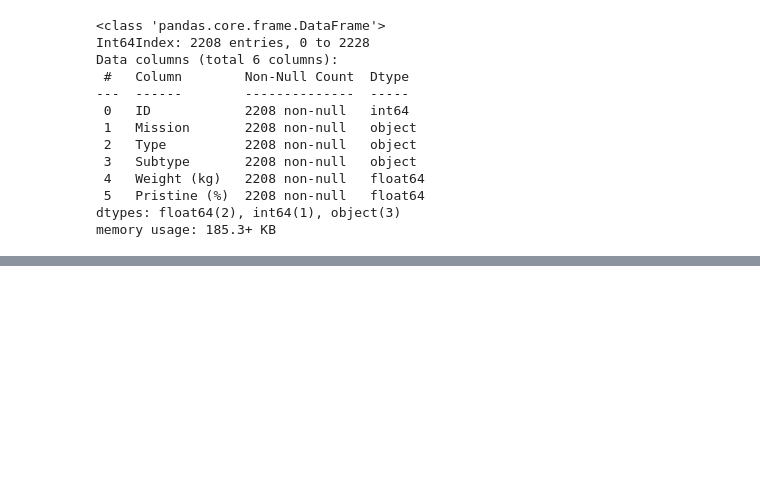
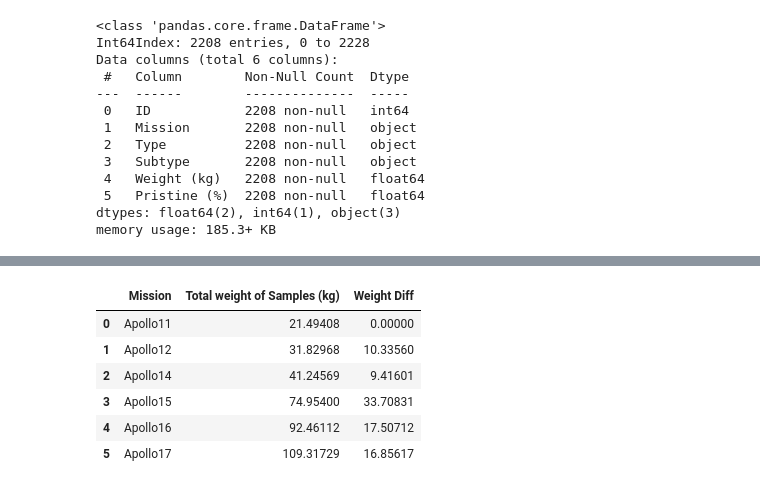
Before and after one commit to asefycom/pandas-project-based-course, a Jupyter notebook: rock-analysis.ipynb, the cells around one changed output, grey strips where cells are left out. Drawn from its saved outputs; the diff is of its cells as text; code cells hidden in the pictures; blank space fills up the shorter version.

```diff
--- a/rock-analysis.ipynb
+++ b/rock-analysis.ipynb
@@ -159,0 +162,4 @@ memory usage: 185.3+ KB
+# %%
+# ایجاد یک دیتافریم با ساختار تازه برای واریز نتایج تحلیل
+missions = pd.DataFrame()
+missions
@@ -159,0 +168,4 @@ memory usage: 185.3+ KB
+# %%
+# استخراج دسته ها از ستون
+missions['Mission'] = samples_m['Mission'].unique()
+missions
@@ -159,0 +180,4 @@ memory usage: 185.3+ KB
+# %%
+# جمع داده های یک ستون بر اساس گروه داده های آن
+total_samples_weight = samples_m.groupby('Mission')['Weight (kg)'].sum()
+total_samples_weight
@@ -159,0 +193,5 @@ memory usage: 185.3+ KB
+# %%
+# ادغام یک سری در یک دیتافریم
+missions = pd.merge(missions, total_samples_weight, on='Mission')
+missions.rename(columns={'Weight (kg)':'Total weight of Samples (kg)'}, inplace=True)
+missions
@@ -159,0 +206,13 @@ memory usage: 185.3+ KB
+# %%
+# تفاضل داده ها در یک ستون
+missions['Weight Diff'] = missions['Total weight of Samples (kg)'].diff()
+missions['Weight Diff'] = missions['Weight Diff'].fillna(value=0)
+missions
+# %% [output]
+|  | Mission | Total weight of Samples (kg) | Weight Diff |
+| 0 | Apollo11 | 21.49408 | 0.00000 |
+| 1 | Apollo12 | 31.82968 | 10.33560 |
+| 2 | Apollo14 | 41.24569 | 9.41601 |
+| 3 | Apollo15 | 74.95400 | 33.70831 |
+| 4 | Apollo16 | 92.46112 | 17.50712 |
+| 5 | Apollo17 | 109.31729 | 16.85617 |
```
Also changed, not shown: parts of 6 cells of this notebook.
